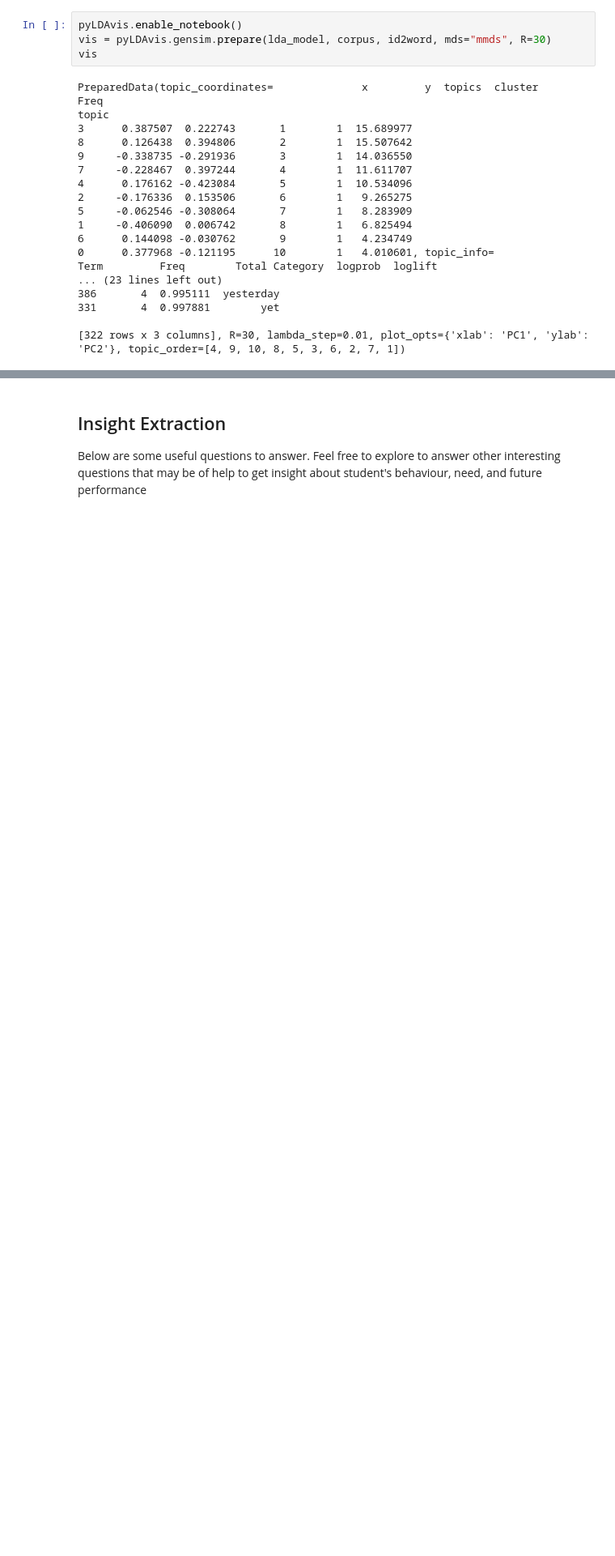
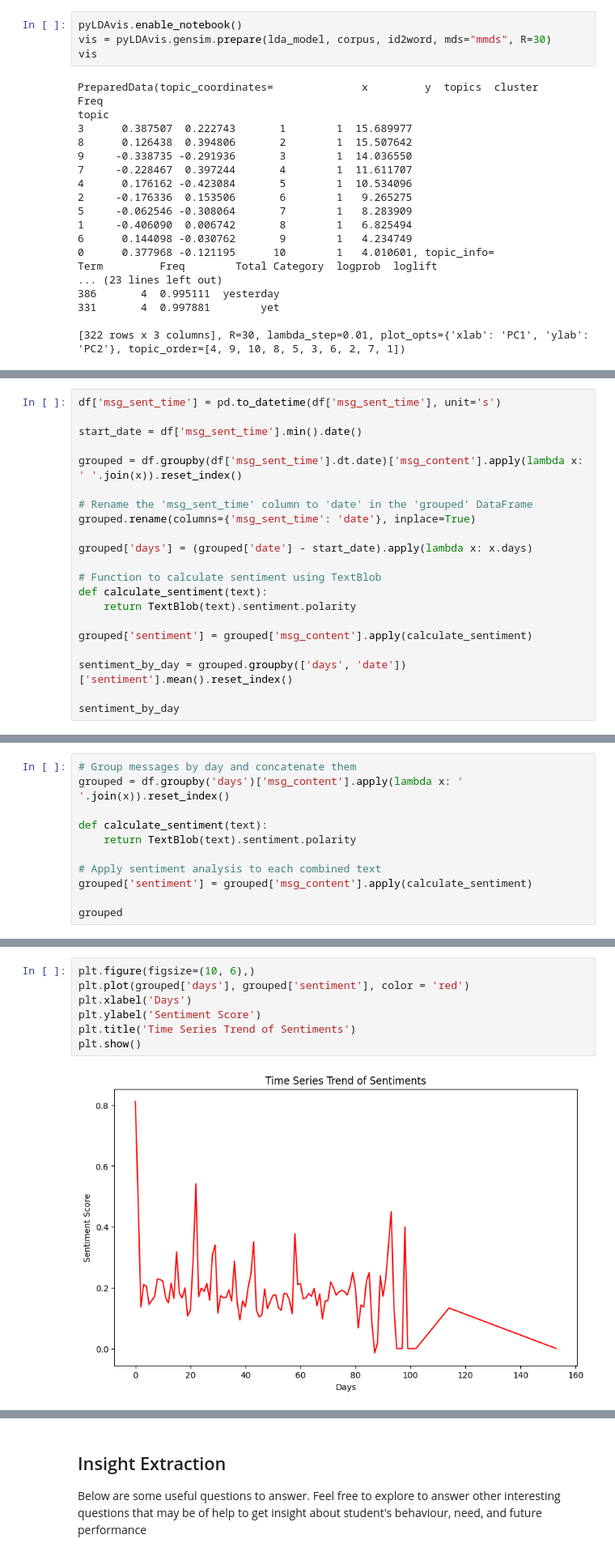
Before and after one commit to MubarekHussen/network_analysis, a Jupyter notebook: notebooks/parse_slack_data.ipynb, the cells around one changed output, grey strips where cells are left out. Shown at 81% size. Drawn from its saved outputs; the diff is of its cells as text; blank space fills up the shorter version.

```diff
--- a/notebooks/parse_slack_data.ipynb
+++ b/notebooks/parse_slack_data.ipynb
@@ -448,3 +449,24 @@ sentiment_by_day
 | 99 | 114 | 0.133333 |
 | 100 | 153 | 0.000000 |
 101 rows × 2 columns
+# %%
+df['msg_sent_time'] = pd.to_datetime(df['msg_sent_time'], unit='s')
+
+start_date = df['msg_sent_time'].min().date()
+
+grouped = df.groupby(df['msg_sent_time'].dt.date)['msg_content'].apply(lambda x: ' '.join(x)).reset_index()
+
+# Rename the 'msg_sent_time' column to 'date' in the 'grouped' DataFrame
+grouped.rename(columns={'msg_sent_time': 'date'}, inplace=True)
+
+grouped['days'] = (grouped['date'] - start_date).apply(lambda x: x.days)
+
+# Function to calculate sentiment using TextBlob
+def calculate_sentiment(text):
+    return TextBlob(text).sentiment.polarity
+
+grouped['sentiment'] = grouped['msg_content'].apply(calculate_sentiment)
+
+sentiment_by_day = grouped.groupby(['days', 'date'])['sentiment'].mean().reset_index()
+
+sentiment_by_day
@@ -450,0 +487,11 @@ sentiment_by_day
+# %%
+# Group messages by day and concatenate them
+grouped = df.groupby('days')['msg_content'].apply(lambda x: ' '.join(x)).reset_index()
+
+def calculate_sentiment(text):
+    return TextBlob(text).sentiment.polarity
+
+# Apply sentiment analysis to each combined text
+grouped['sentiment'] = grouped['msg_content'].apply(calculate_sentiment)
+
+grouped
@@ -451,3 +512,12 @@ sentiment_by_day
+# %%
+plt.figure(figsize=(10, 6),)
+plt.plot(grouped['days'], grouped['sentiment'], color = 'red')
+plt.xlabel('Days')
+plt.ylabel('Sentiment Score')
+plt.title('Time Series Trend of Sentiments')
+plt.show()
+# %% [output]
+[figure, added]
 # %%
 def map_userid_2_realname(user_profile: dict, comm_dict: dict, plot=False):
     """
```
Also changed, not shown: parts of 3 cells of this notebook.
